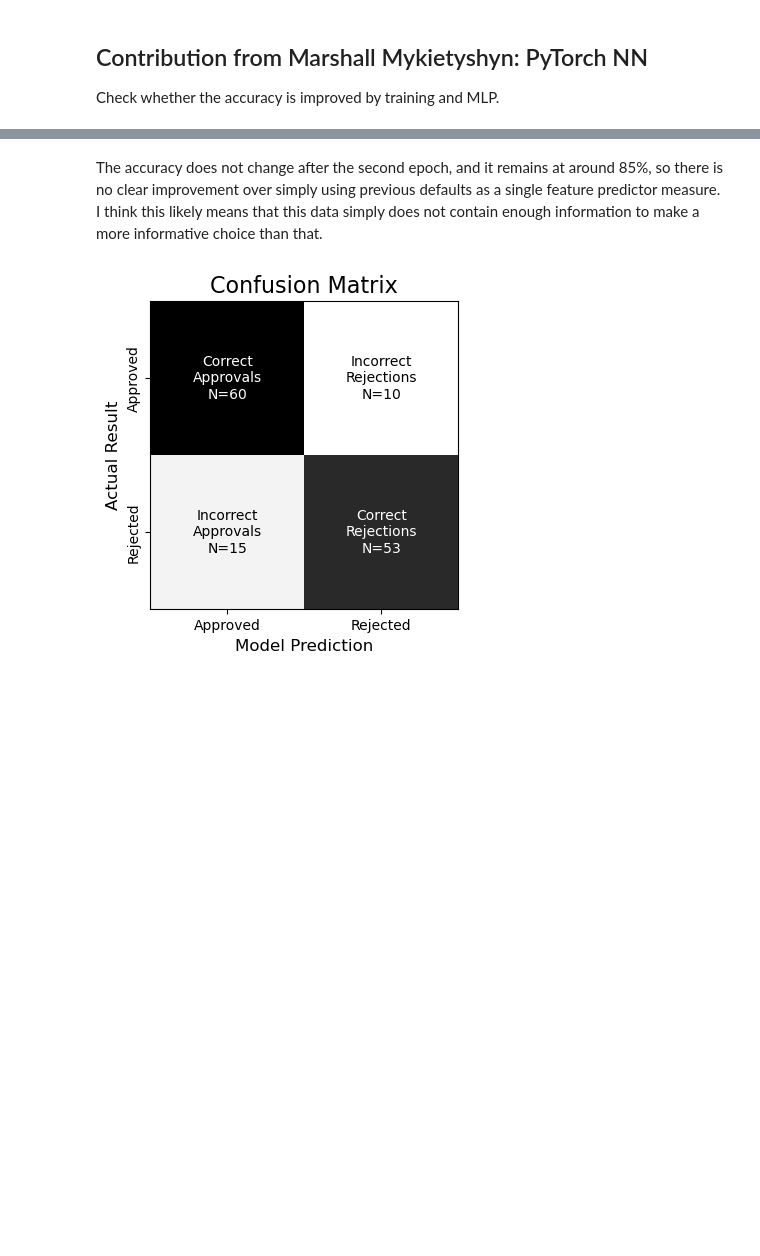
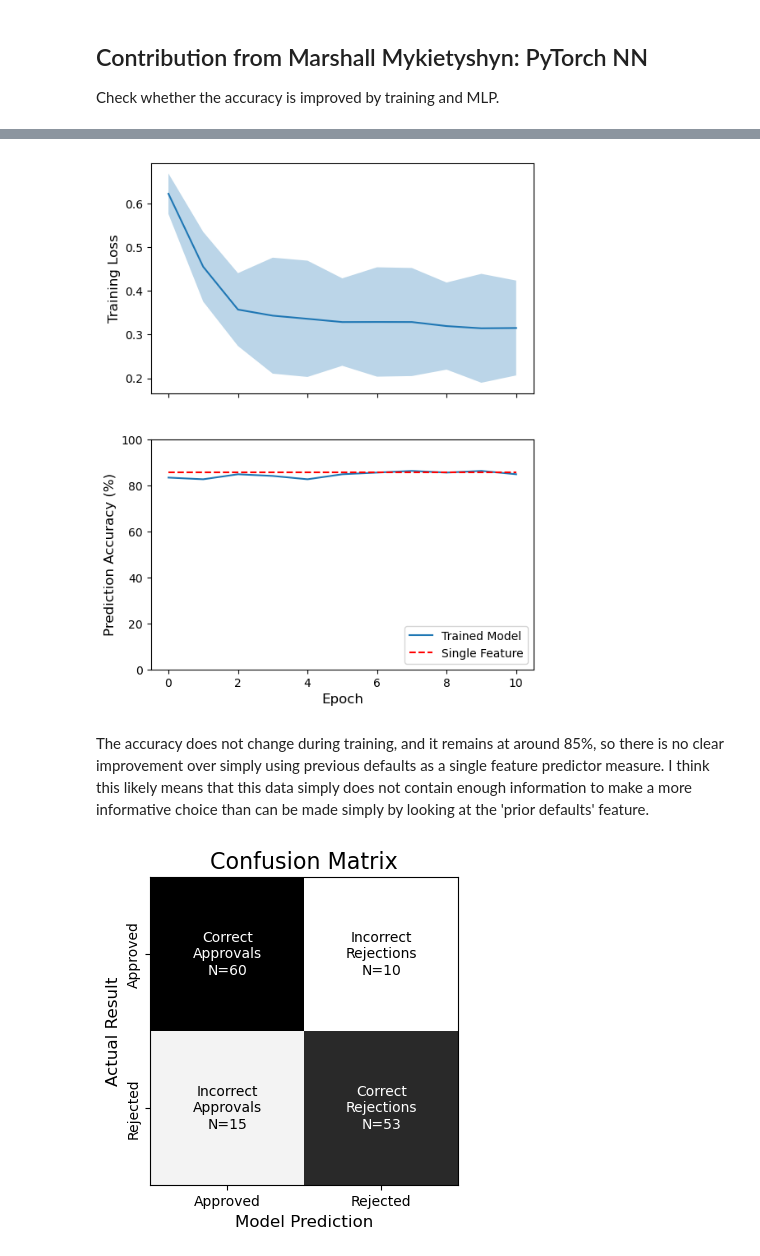
Before and after one commit to marshineer/DataCamp-Project-Solutions-Python, a Jupyter notebook: Predicting Credit Card Approvals/notebook.ipynb, the cells around one changed output, grey strips where cells are left out. Drawn from its saved outputs; the diff is of its cells as text; code cells hidden in the pictures; blank space fills up the shorter version.

Commit message:
Updated notebook analysis to include graphic visualization of NN training.

```diff
--- a/Predicting Credit Card Approvals/notebook.ipynb
+++ b/Predicting Credit Card Approvals/notebook.ipynb
@@ -337,7 +337,8 @@ f1_cc_apps_nd = f1_cc_apps.values
 print(f1_cc_apps_nd.shape)
 y_est = abs(f1_cc_apps_nd[:, 0].astype(int) - 1).flatten()
 acc_bool = y_est == f1_cc_apps_nd[:, 1].astype(int)
-print(acc_bool.sum() / acc_bool.size)
+one_feat_acc = acc_bool.sum() / acc_bool.size
+print(one_feat_acc)
 # %% [output]
 (690, 2)
 0.855072463768116
@@ -533,17 +531,0 @@ def test_loop(dataloader, model, loss_fn):
-# %%
-# Initialize the loss function and optimizer
-# loss_fn = nn.BCELoss()
-loss_fn = nn.BCEWithLogitsLoss()
-optimizer = torch.optim.Adam(model.parameters(), lr=learning_rate)
-
-# Train the model
-epoch_loss = []
-epoch_loss_std = []
-preds = []
-for t in range(epochs):
-    print(f"Epoch {t+1}\n-------------------------------")
-    loss, loss_std = train_loop(train_dataloader, model, loss_fn, optimizer)
-    epoch_loss.append(loss)
-    epoch_loss_std.append(loss_std)
-    preds.append(test_loop(test_dataloader, model, loss_fn))
-print("Done!")
@@ -568,5 +532,42 @@ Done!
+# %%
+# Initialize the loss function and optimizer
+# loss_fn = nn.BCELoss()
+loss_fn = nn.BCEWithLogitsLoss()
+optimizer = torch.optim.Adam(model.parameters(), lr=learning_rate)
+
+# Train the model
+loss_avg = np.zeros(epochs)
+loss_std = np.zeros(epochs)
+preds = np.zeros(epochs)
+test_acc = np.zeros(epochs)
+test_loss = np.zeros(epochs)
+for t in range(epochs):
+    # print(f"Epoch {t+1}\n-------------------------------")
+    epoch_loss = train_loop(train_dataloader, model, loss_fn, optimizer)
+    loss_avg[t] = np.mean(epoch_loss)
+    loss_std[t] = np.std(epoch_loss)
+    epoch_pred, epoch_acc, epoch_loss = test_loop(test_dataloader, model, loss_fn)
+    preds[t] = epoch_pred
+    test_acc[t] = epoch_acc
+    test_loss[t] = epoch_loss
+# print("Done!")
+
+# Plot the progression of loss and accuracy
+fig, axes = plt.subplots(2, 1, figsize=(6, 8), sharex=True)
+axes[0].plot(np.arange(epochs), loss_avg)
+axes[0].fill_between(np.arange(epochs), loss_avg - loss_std, loss_avg + loss_std, alpha=0.3)
+# axes[0].set_xlabel('Epoch', fontsize=12)
+axes[0].set_ylabel('Training Loss', fontsize=12)
+axes[1].plot(np.arange(epochs), test_acc, label='Trained Model')
+axes[1].plot(np.arange(epochs), np.ones(epochs) * one_feat_acc * 100, 'r--', label='Single Feature')
+axes[1].set_ylim([0, 100])
+axes[1].set_xlabel('Epoch', fontsize=12)
+axes[1].set_ylabel('Prediction Accuracy (%)', fontsize=12)
+axes[1].legend(loc=4, fontsize=10);
+# %% [output]
+[figure, added]
 # %% [markdown]
-The accuracy does not change after the second epoch, and it remains at around 85%, so there is no clear improvement over simply using previous defaults as a single feature predictor measure. I think this likely means that this data simply does not contain enough information to make a more informative choice than that.
+The accuracy does not change during training, and it remains at around 85%, so there is no clear improvement over simply using previous defaults as a single feature predictor measure. I think this likely means that this data simply does not contain enough information to make a more informative choice than can be made simply by looking at the 'prior defaults' feature.
 # %%
 conf_mat = confusion_matrix(y_test, y_pred)
 fig, ax = plt.subplots(1, 1, figsize=(4, 4))
```
Also changed, not shown: parts of 3 cells of this notebook.
